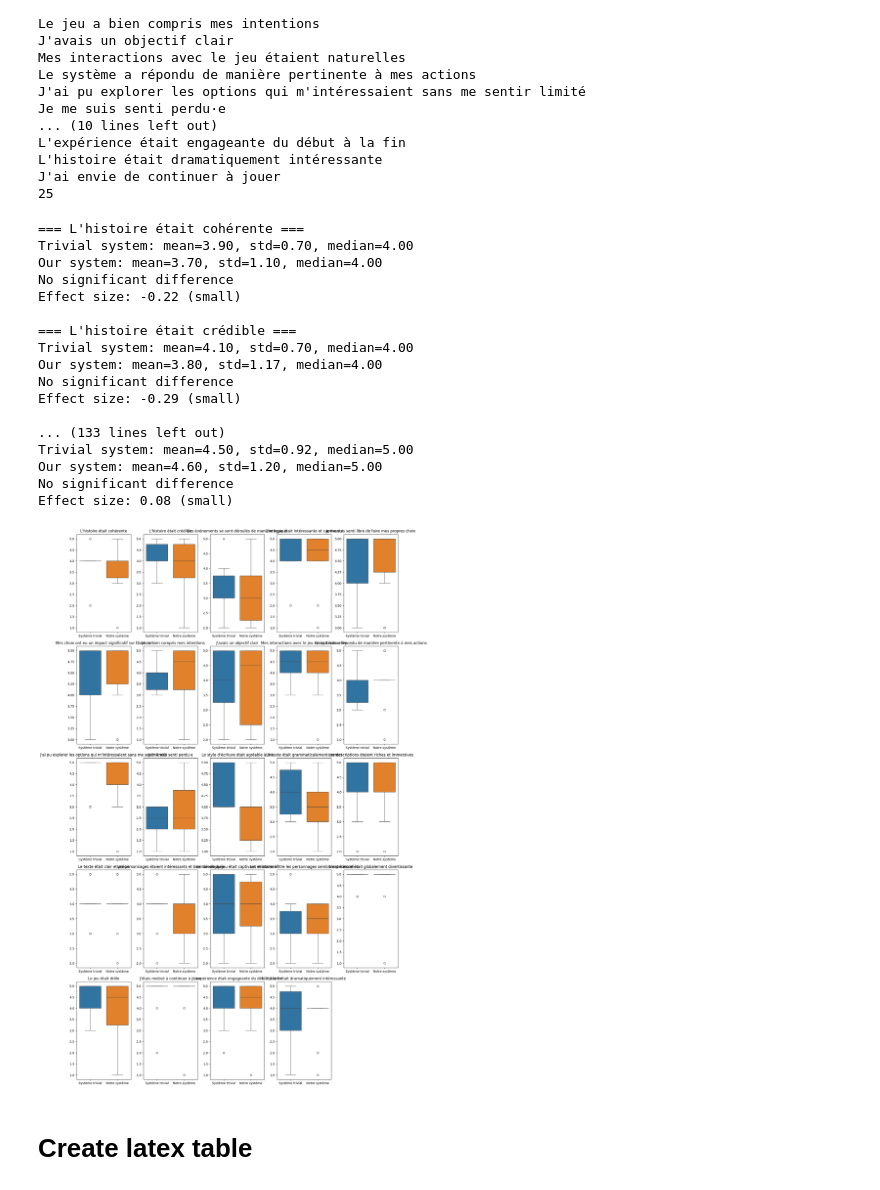
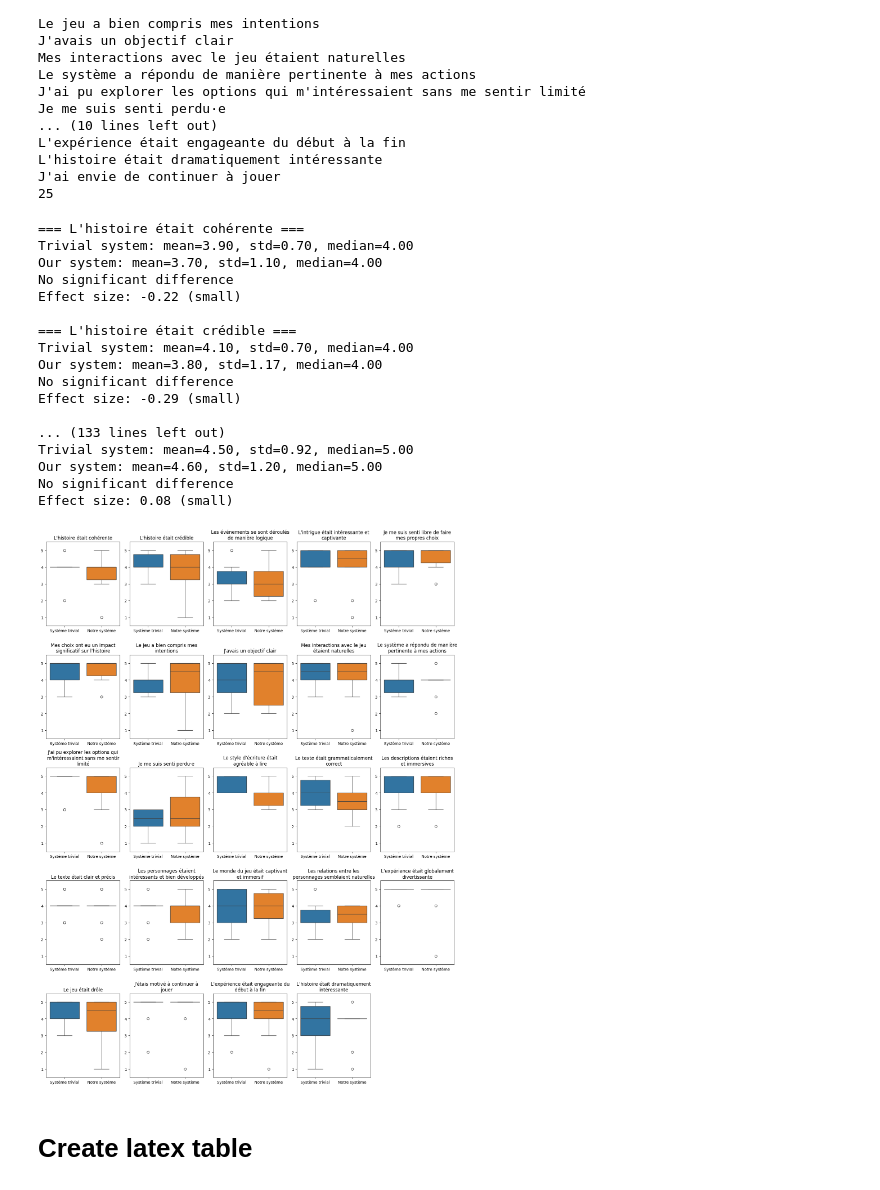
Before and after one commit to florian-rieder/procedural-stories, a Jupyter notebook: analysis/visualize_results.ipynb, the cells around one changed output. Drawn from its saved outputs; the diff is of its cells as text; code cells hidden in the pictures.

```diff
--- a/analysis/visualize_results.ipynb
+++ b/analysis/visualize_results.ipynb
@@ -194,12 +229,14 @@ def display_metrics(metrics, question):
             f"Effect size: {cohens:.2f} ({'large' if abs(cohens) > 0.8 else 'medium' if abs(cohens) > 0.5 else 'small'})"
         )
 # %%
+import textwrap
+
 # Calculate number of rows needed (2 plots per row)
 n_cols = 5
 n_rows = 5
 
 # Create a figure with a grid of subplots
-fig, axes = plt.subplots(n_rows, n_cols, figsize=(15, 5 * n_rows))
+fig, axes = plt.subplots(n_rows, n_cols, figsize=(15, 4 * n_rows))
 # Flatten axes array for easier iteration
 axes = axes.flatten()
 
@@ -216,39 +253,45 @@ for idx, question in enumerate(questions):
     )
 
     metrics = compute_metrics(plot_data)
     display_metrics(metrics, question)
     all_metrics[question] = metrics
 
     # Plot the boxplot in the corresponding subplot
-    sns.boxplot(data=plot_data, ax=axes[idx])
-    axes[idx].set_title(question)
+    sns.boxplot(data=plot_data, ax=axes[idx], native_scale=True)
+    axes[idx].set_title("\n".join(textwrap.wrap(question, width=33)))
 
-# Remove any empty subplots if odd number of questions
-if len(questions) % 2 != 0:
-    fig.delaxes(axes[-1])
+    # Set integer ticks from 1 to 5
+    axes[idx].set_yticks([1, 2, 3, 4, 5])
+    # Set y-axis limits to compress the plot
+    axes[idx].set_ylim(0.5, 5.5)
+
+
+# fig.delaxes(axes[-3])
+# fig.delaxes(axes[-2])
+fig.delaxes(axes[-1])
 
 # Adjust layout to prevent overlap
 plt.tight_layout()
 plt.show()
 # %% [output]
 === L'histoire était cohérente ===
 Trivial system: mean=3.90, std=0.70, median=4.00
 Our system: mean=3.70, std=1.10, median=4.00
 No significant difference
 Effect size: -0.22 (small)
 
 === L'histoire était crédible ===
 Trivial system: mean=4.10, std=0.70, median=4.00
 Our system: mean=3.80, std=1.17, median=4.00
 No significant difference
 Effect size: -0.29 (small)
 
 ... (133 lines left out)
 Trivial system: mean=4.50, std=0.92, median=5.00
 Our system: mean=4.60, std=1.20, median=5.00
 No significant difference
 Effect size: 0.08 (small)
-[figure, old version]
+[figure, new version]
 # %% [markdown]
 # Create latex table
 # %%
```
Also changed, not shown: parts of 13 cells of this notebook, 17 other files.
